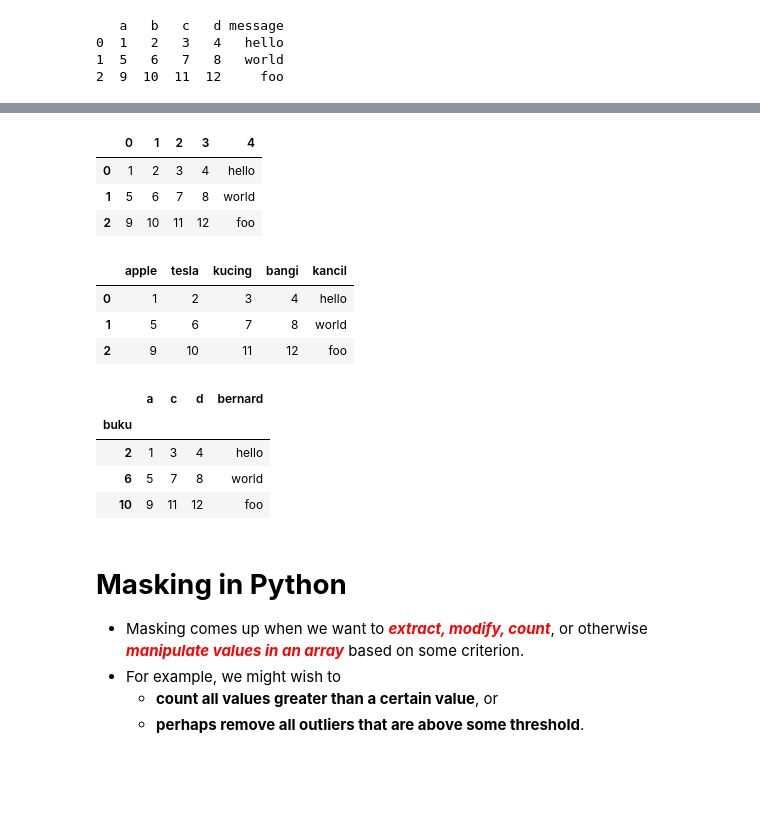
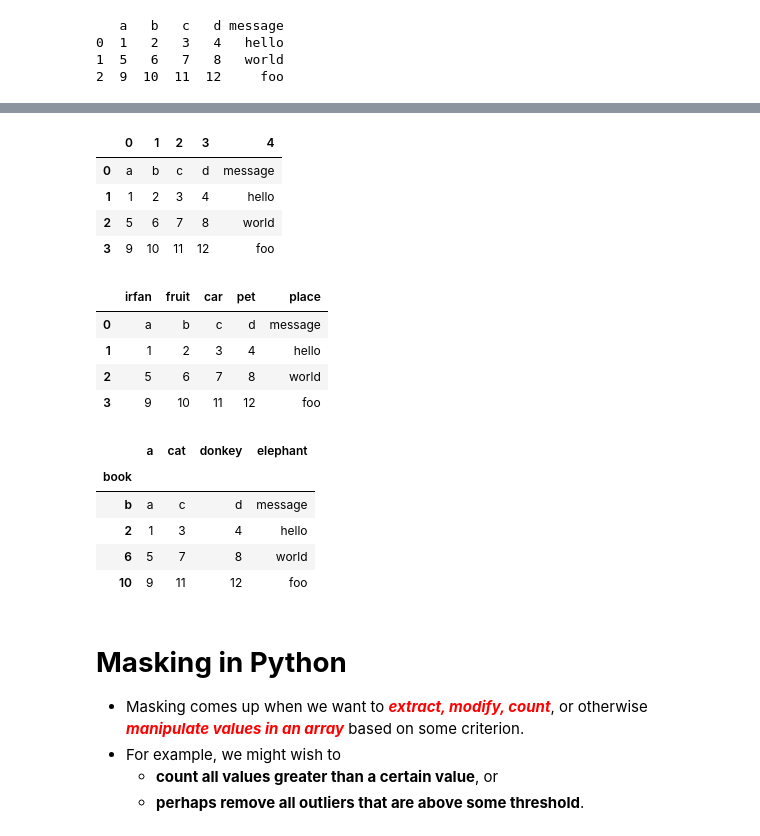
Before and after one commit to DianaKahar/STQD-Data-science, a Jupyter notebook: P137261_Week08_DataLoading_Storage_WC_20231129.ipynb, the cells around one changed output, grey strips where cells are left out. Saved outputs shown, nothing was run; the diff lists cells and outputs as text; code cells hidden in the pictures; blank space fills up the shorter version.

```diff
--- a/P137261_Week08_DataLoading_Storage_WC_20231129.ipynb
+++ b/P137261_Week08_DataLoading_Storage_WC_20231129.ipynb
@@ -61,9 +68,11 @@ a,b,c,d,message
 # %%
 # Read the ex1.csv file directly from github
 # Get it from this URL: https://tinyurl.com/yc39yfdj
-
+url = "https://tinyurl.com/yc39yfdj"
 
 # Read using the read_csv() function
+df = pd.read_csv(url)
+print(df.head(5))
 # %% [output]
    a   b   c   d message
 0  1   2   3   4   hello
@@ -87,27 +94,35 @@ Saving ex2.csv to ex2.csv
 # Using this URL: https://tinyurl.com/y4xd66my
 # ex2.csv does not have header
 # Python will assign column name automatically
+df = pd.read_csv(url, header = None)
+df
 # %% [output]
 |  | 0 | 1 | 2 | 3 | 4 |
-| 0 | 1 | 2 | 3 | 4 | hello |
-| 1 | 5 | 6 | 7 | 8 | world |
-| 2 | 9 | 10 | 11 | 12 | foo |
+| 0 | a | b | c | d | message |
+| 1 | 1 | 2 | 3 | 4 | hello |
+| 2 | 5 | 6 | 7 | 8 | world |
+| 3 | 9 | 10 | 11 | 12 | foo |
 # %%
 # Specify the column names ourself
 # Use this URL: https://tinyurl.com/y4xd66my
+pd.read_csv(url, names = ['irfan', 'fruit','car','pet','place'])
 # %% [output]
-|  | apple | tesla | kucing | bangi | kancil |
-| 0 | 1 | 2 | 3 | 4 | hello |
-| 1 | 5 | 6 | 7 | 8 | world |
-| 2 | 9 | 10 | 11 | 12 | foo |
+|  | irfan | fruit | car | pet | place |
+| 0 | a | b | c | d | message |
+| 1 | 1 | 2 | 3 | 4 | hello |
+| 2 | 5 | 6 | 7 | 8 | world |
+| 3 | 9 | 10 | 11 | 12 | foo |
 # %%
 # Set which specific column as the index
 # Index -> becomes rowname
 # "names" -> name of the columns
 # Use this URL: https://tinyurl.com/y4xd66my
+names = ['a','book','cat','donkey','elephant']
+pd.read_csv(url, names = names, index_col = 'book')
 # %% [output]
-|  | a | c | d | bernard |
-| buku |  |  |  |  |
+|  | a | cat | donkey | elephant |
+| book |  |  |  |  |
+| b | a | c | d | message |
 | 2 | 1 | 3 | 4 | hello |
 | 6 | 5 | 7 | 8 | world |
 | 10 | 9 | 11 | 12 | foo |
```
Also changed, not shown: parts of 35 cells of this notebook.
